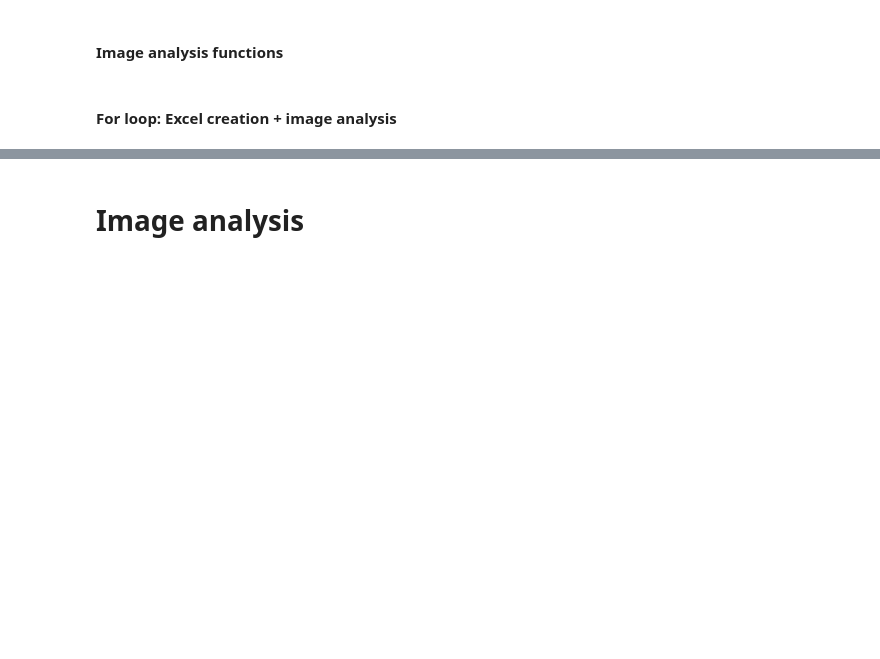
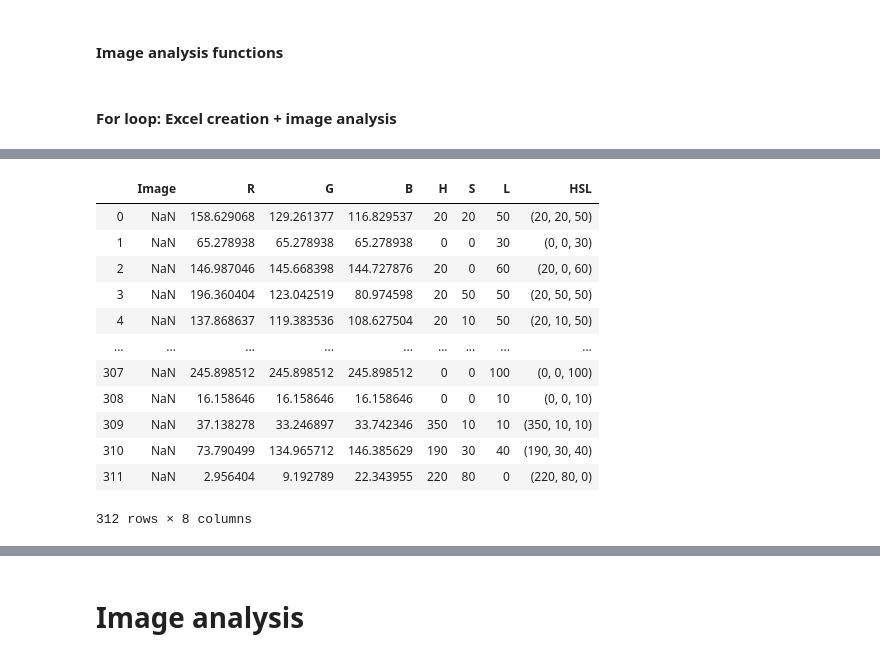
Before and after one commit to SalimAmarti/Color_Classifier, a Jupyter notebook: Color classifier.ipynb, the cells around one changed output, grey strips where cells are left out. Saved outputs shown, nothing was run; the diff lists cells and outputs as text; code cells hidden in the pictures; blank space fills up the shorter version.

```diff
--- a/Color classifier.ipynb
+++ b/Color classifier.ipynb
@@ -141,3 +143,5 @@ if duration > 60:
         print("The code lasted", minutes, "minutes and", seconds, "seconds.")
 else:
     print("The code lasted", int(duration), "seconds.")
+# %%
+data = pd.read_excel('images.xlsx')
@@ -143,0 +157,34 @@ else:
+# %%
+def round_to_tenth(n):
+    rem = n % 10
+    if rem < 5:
+        n = int(n / 10) * 10
+    else:
+        n = int((n + 10) / 10) * 10
+    return n
+# %%
+data['H'] = 0
+data['S'] = 0
+data['L'] = 0
+data['HSL'] = 0
+for i in range(0,len(data)):
+    data['H'].loc[i] = round_to_tenth(cs.rgb_to_hls(data['R'].loc[i]/255,data['G'].loc[i]/255,data['B'].loc[i]/255)[0]*360)
+    data['S'].loc[i] = round_to_tenth(cs.rgb_to_hls(data['R'].loc[i]/255,data['G'].loc[i]/255,data['B'].loc[i]/255)[2]*100)
+    data['L'].loc[i] = round_to_tenth(cs.rgb_to_hls(data['R'].loc[i]/255,data['G'].loc[i]/255,data['B'].loc[i]/255)[1]*100)
+    data['HSL'].loc[i] = str(data['H'].loc[i]),str(data['S'].loc[i]),str(data['L'].loc[i])
+# %%
+data
+# %% [output]
+|  | Image | R | G | B | H | S | L | HSL |
+| 0 | NaN | 158.629068 | 129.261377 | 116.829537 | 20 | 20 | 50 | (20, 20, 50) |
+| 1 | NaN | 65.278938 | 65.278938 | 65.278938 | 0 | 0 | 30 | (0, 0, 30) |
+| 2 | NaN | 146.987046 | 145.668398 | 144.727876 | 20 | 0 | 60 | (20, 0, 60) |
+| 3 | NaN | 196.360404 | 123.042519 | 80.974598 | 20 | 50 | 50 | (20, 50, 50) |
+| 4 | NaN | 137.868637 | 119.383536 | 108.627504 | 20 | 10 | 50 | (20, 10, 50) |
+| ... | ... | ... | ... | ... | ... | ... | ... | ... |
+| 307 | NaN | 245.898512 | 245.898512 | 245.898512 | 0 | 0 | 100 | (0, 0, 100) |
+| 308 | NaN | 16.158646 | 16.158646 | 16.158646 | 0 | 0 | 10 | (0, 0, 10) |
+| 309 | NaN | 37.138278 | 33.246897 | 33.742346 | 350 | 10 | 10 | (350, 10, 10) |
+| 310 | NaN | 73.790499 | 134.965712 | 146.385629 | 190 | 30 | 40 | (190, 30, 40) |
+| 311 | NaN | 2.956404 | 9.192789 | 22.343955 | 220 | 80 | 0 | (220, 80, 0) |
+312 rows × 8 columns
```
Also changed, not shown: parts of 9 cells of this notebook.
